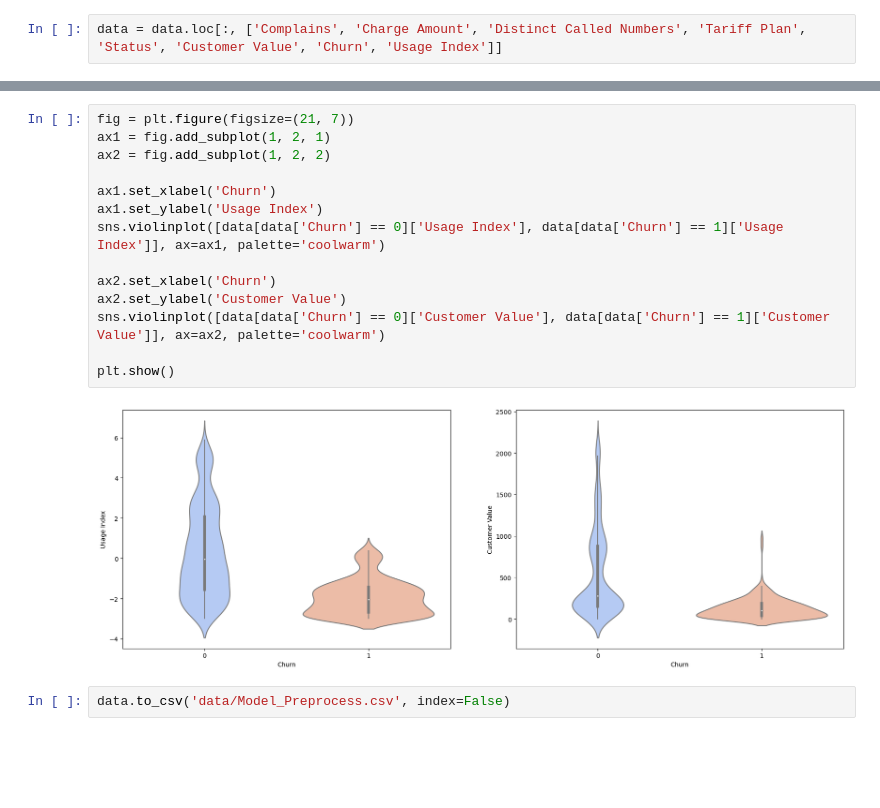
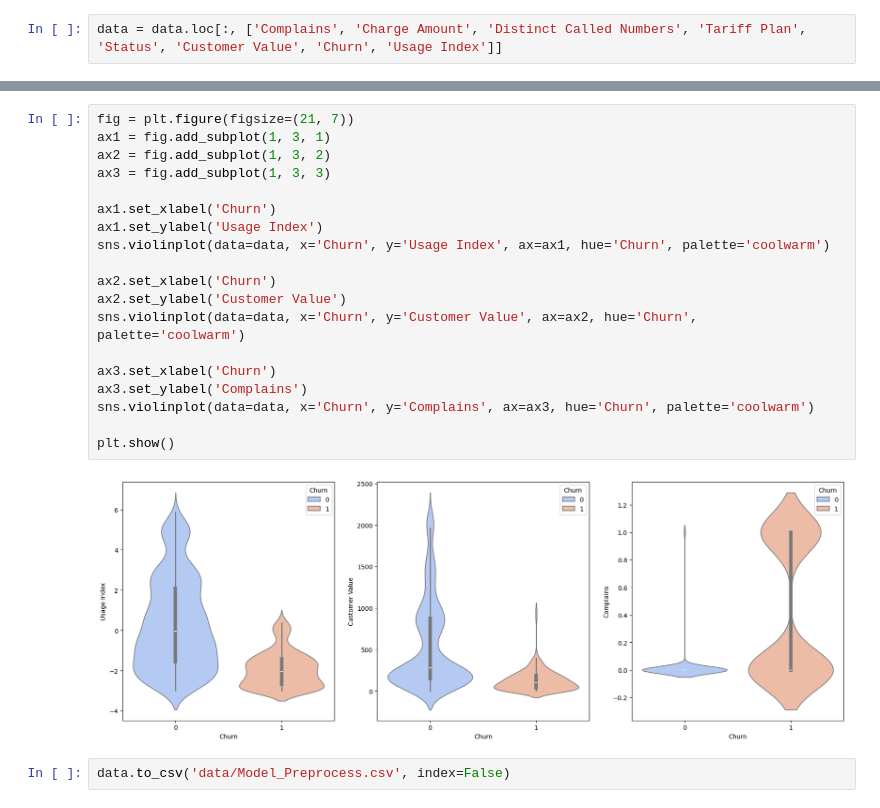
Before and after one commit to SKNETWORKS-FAMILY-AICAMP/SKN02-2nd-4Team, a Jupyter notebook: preprocessing.ipynb, the cells around one changed output, grey strips where cells are left out. Cells and saved outputs as stored; diff of their text form; blank space fills up the shorter version.

```diff
--- a/preprocessing.ipynb
+++ b/preprocessing.ipynb
@@ -191,19 +241,24 @@ data.corr()
 | Usage Index | -0.140597 | 0.391973 | 0.739970 | 0.226478 | -0.529875 | 0.748597 | -0.362200 | ... |
 # %%
 fig = plt.figure(figsize=(21, 7))
-ax1 = fig.add_subplot(1, 2, 1)
-ax2 = fig.add_subplot(1, 2, 2)
+ax1 = fig.add_subplot(1, 3, 1)
+ax2 = fig.add_subplot(1, 3, 2)
+ax3 = fig.add_subplot(1, 3, 3)
 
 ax1.set_xlabel('Churn')
 ax1.set_ylabel('Usage Index')
-sns.violinplot([data[data['Churn'] == 0]['Usage Index'], data[data['Churn'] == 1]['Usage Index']], ax=ax1, palette='coolwarm')
+sns.violinplot(data=data, x='Churn', y='Usage Index', ax=ax1, hue='Churn', palette='coolwarm')
 
 ax2.set_xlabel('Churn')
 ax2.set_ylabel('Customer Value')
-sns.violinplot([data[data['Churn'] == 0]['Customer Value'], data[data['Churn'] == 1]['Customer Value']], ax=ax2, palette='coolwarm')
+sns.violinplot(data=data, x='Churn', y='Customer Value', ax=ax2, hue='Churn', palette='coolwarm')
+
+ax3.set_xlabel('Churn')
+ax3.set_ylabel('Complains')
+sns.violinplot(data=data, x='Churn', y='Complains', ax=ax3, hue='Churn', palette='coolwarm')
 
 plt.show()
 # %% [output]
-[figure, old version]
+[figure, new version]
 # %%
 data.to_csv('data/Model_Preprocess.csv', index=False)
```
Also changed, not shown: parts of 8 cells of this notebook.
